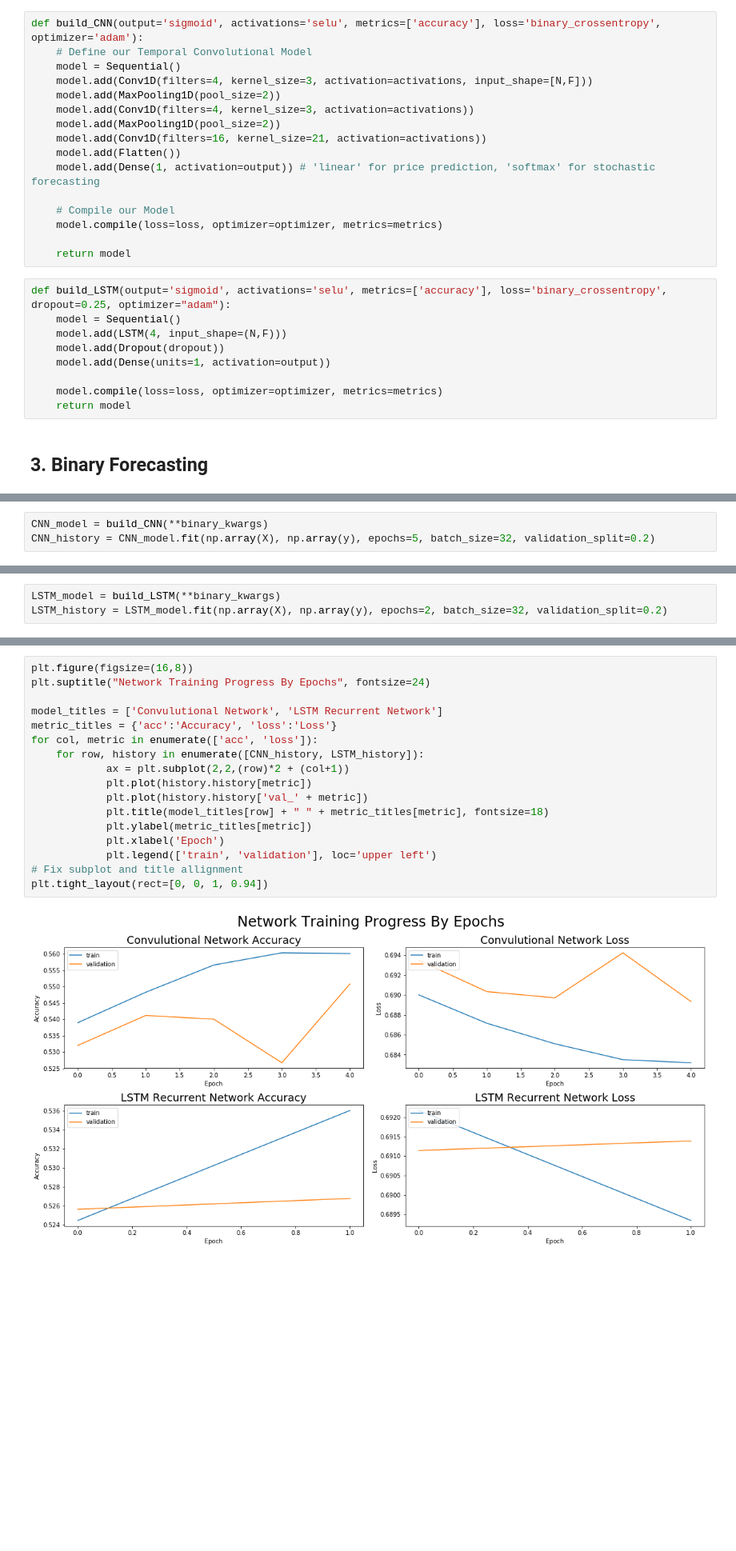
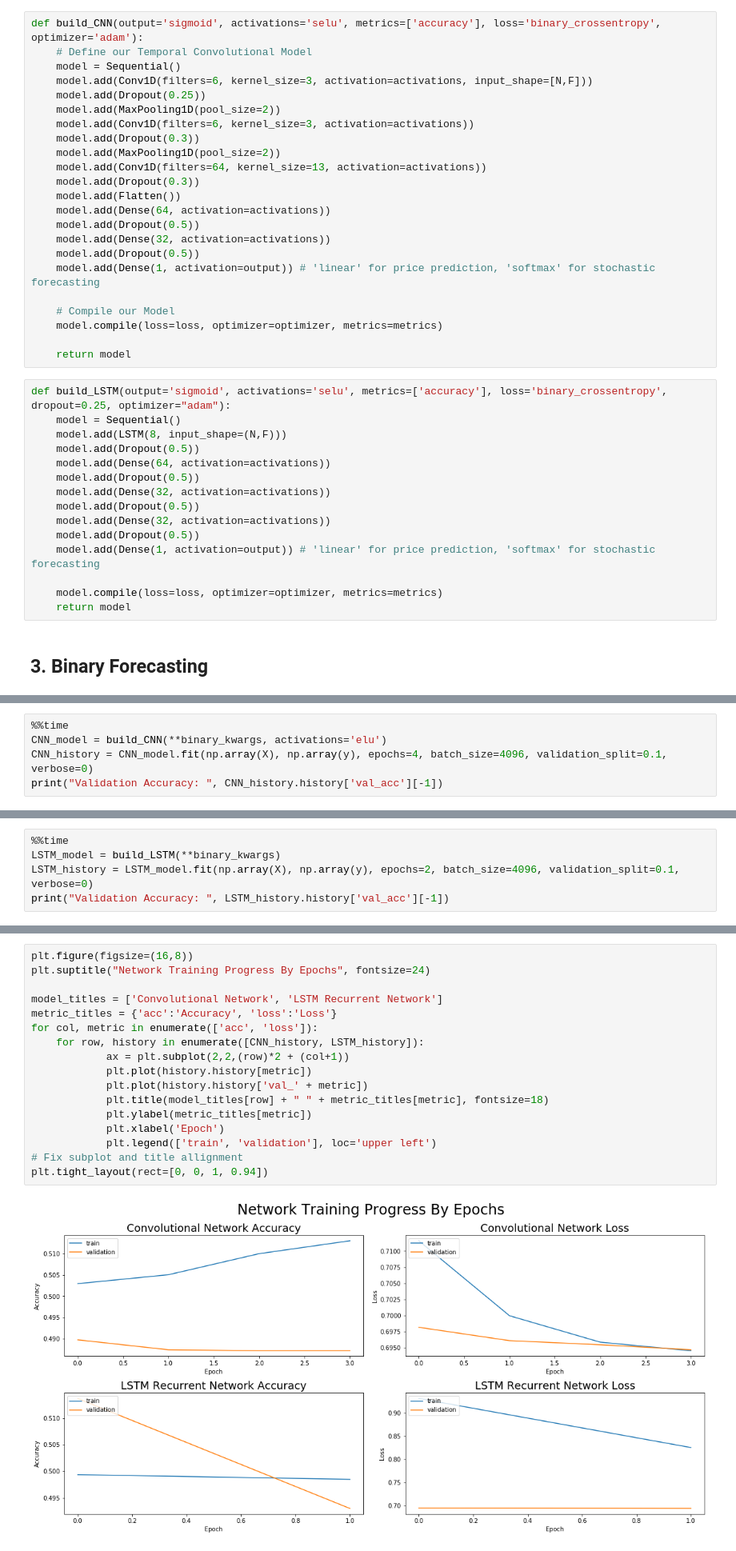
Before and after one commit to Jaskaran23/733Project, a Jupyter notebook: CryptViz/Deep Forecasting - Predicting Cryptocurrency Prices with CNN, LSTM, and Transfer Learning.ipynb, the cells around one changed output, grey strips where cells are left out. Shown: that part at 80% size. Saved outputs shown, nothing was run; the diff lists cells and outputs as text; blank space fills up the shorter version.

Commit message:
Nice models.

```diff
--- a/CryptViz/Deep Forecasting - Predicting Cryptocurrency Prices with CNN, LSTM, and Transfer Learning.ipynb
+++ b/CryptViz/Deep Forecasting - Predicting Cryptocurrency Prices with CNN, LSTM, and Transfer Learning.ipynb
@@ -164,12 +156,19 @@ linear_kwargs = {
 def build_CNN(output='sigmoid', activations='selu', metrics=['accuracy'], loss='binary_crossentropy', optimizer='adam'):
     # Define our Temporal Convolutional Model
     model = Sequential()
-    model.add(Conv1D(filters=4, kernel_size=3, activation=activations, input_shape=[N,F]))
+    model.add(Conv1D(filters=6, kernel_size=3, activation=activations, input_shape=[N,F]))
+    model.add(Dropout(0.25))
     model.add(MaxPooling1D(pool_size=2))
-    model.add(Conv1D(filters=4, kernel_size=3, activation=activations))
+    model.add(Conv1D(filters=6, kernel_size=3, activation=activations))
+    model.add(Dropout(0.3))
     model.add(MaxPooling1D(pool_size=2))
-    model.add(Conv1D(filters=16, kernel_size=21, activation=activations))
+    model.add(Conv1D(filters=64, kernel_size=13, activation=activations))
+    model.add(Dropout(0.3))
     model.add(Flatten())
+    model.add(Dense(64, activation=activations))
+    model.add(Dropout(0.5))
+    model.add(Dense(32, activation=activations))
+    model.add(Dropout(0.5))
     model.add(Dense(1, activation=output)) # 'linear' for price prediction, 'softmax' for stochastic forecasting
 
     # Compile our Model
@@ -179,9 +178,15 @@ def build_CNN(output='sigmoid', activations='selu', metrics=['accuracy'], loss='
 # %%
 def build_LSTM(output='sigmoid', activations='selu', metrics=['accuracy'], loss='binary_crossentropy', dropout=0.25, optimizer="adam"):
     model = Sequential()
-    model.add(LSTM(4, input_shape=(N,F)))
-    model.add(Dropout(dropout))
-    model.add(Dense(units=1, activation=output))
+    model.add(LSTM(8, input_shape=(N,F)))
+    model.add(Dropout(0.5))
+    model.add(Dense(64, activation=activations))
+    model.add(Dropout(0.5))
+    model.add(Dense(32, activation=activations))
+    model.add(Dropout(0.5))
+    model.add(Dense(32, activation=activations))
+    model.add(Dropout(0.5))
+    model.add(Dense(1, activation=output)) # 'linear' for price prediction, 'softmax' for stochastic forecasting
 
     model.compile(loss=loss, optimizer=optimizer, metrics=metrics)
     return model
@@ -198,6 +207,8 @@ y = [target[0] for target in y]
 # convert target to boolean. 0 means price went down, 1 means price went up
 y = [int(target>1) for target in y]
 # %%
-CNN_model = build_CNN(**binary_kwargs)
-CNN_history = CNN_model.fit(np.array(X), np.array(y), epochs=5, batch_size=32, validation_split=0.2)
+%%time
+CNN_model = build_CNN(**binary_kwargs, activations='elu')
+CNN_history = CNN_model.fit(np.array(X), np.array(y), epochs=4, batch_size=4096, validation_split=0.1, verbose=0)
+print("Validation Accuracy: ", CNN_history.history['val_acc'][-1])
 # %% [output]
@@ -215,4 +218,6 @@ Epoch 5/5
 # %%
+%%time
 LSTM_model = build_LSTM(**binary_kwargs)
-LSTM_history = LSTM_model.fit(np.array(X), np.array(y), epochs=2, batch_size=32, validation_split=0.2)
+LSTM_history = LSTM_model.fit(np.array(X), np.array(y), epochs=2, batch_size=4096, validation_split=0.1, verbose=0)
+print("Validation Accuracy: ", LSTM_history.history['val_acc'][-1])
 # %% [output]
@@ -224,19 +227,19 @@ Epoch 2/2
 # %%
 plt.figure(figsize=(16,8))
 plt.suptitle("Network Training Progress By Epochs", fontsize=24)
 
-model_titles = ['Convulutional Network', 'LSTM Recurrent Network']
+model_titles = ['Convolutional Network', 'LSTM Recurrent Network']
 metric_titles = {'acc':'Accuracy', 'loss':'Loss'}
 for col, metric in enumerate(['acc', 'loss']):
     for row, history in enumerate([CNN_history, LSTM_history]):
             ax = plt.subplot(2,2,(row)*2 + (col+1))
             plt.plot(history.history[metric])
             plt.plot(history.history['val_' + metric])
             plt.title(model_titles[row] + " " + metric_titles[metric], fontsize=18)
             plt.ylabel(metric_titles[metric])
             plt.xlabel('Epoch')
             plt.legend(['train', 'validation'], loc='upper left')
 # Fix subplot and title allignment
 plt.tight_layout(rect=[0, 0, 1, 0.94])
 # %% [output]
-[figure, old version]
+[figure, new version]
```
Also changed, not shown: parts of 12 cells of this notebook, 2 other files.
